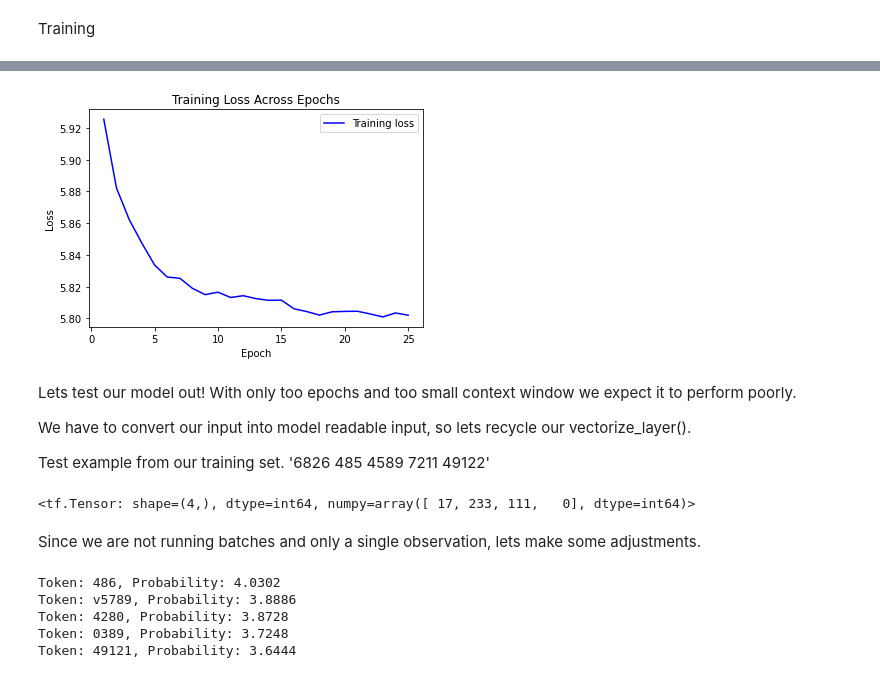
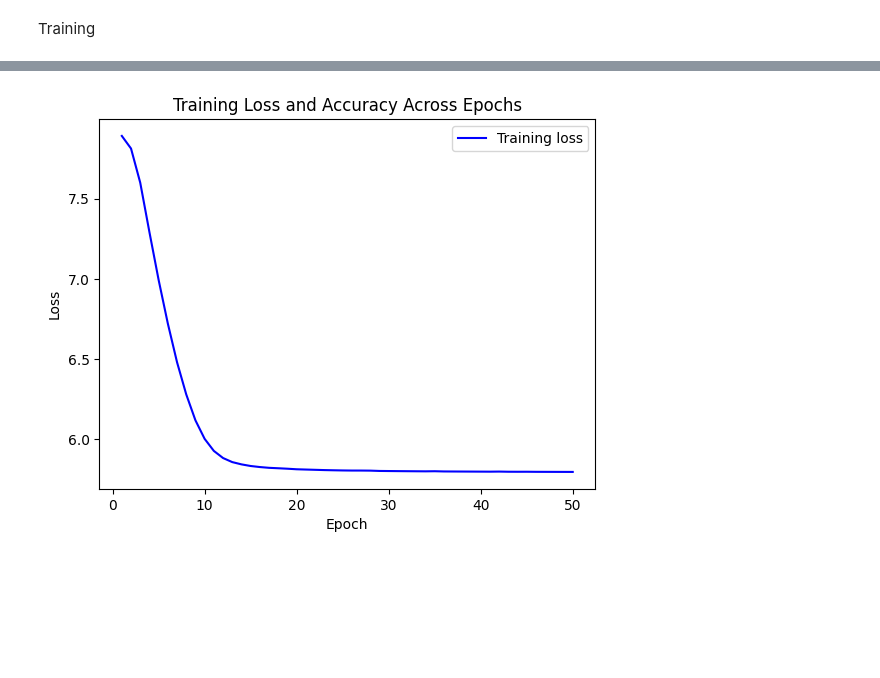
Before and after one commit to gatorduck/Creating_Custom_Decoder_Transformer, a Jupyter notebook: src/healthcare_transformer.ipynb, the cells around one changed output, grey strips where cells are left out. Cells and saved outputs as stored; diff of their text form; code cells hidden in the pictures; blank space fills up the shorter version.

Commit message:
general updates to healthcare transformer and new notebook to test loading and inference

```diff
--- a/src/healthcare_transformer.ipynb
+++ b/src/healthcare_transformer.ipynb
@@ -252,14 +303,15 @@ Model: "functional_15"
 # %% [markdown]
 Additional steps, we include additional require components: loss function, optimizer, and performance metrics.
 # %%
-loss_fn = keras.losses.SparseCategoricalCrossentropy(from_logits=True)
+loss_fn = losses.SparseCategoricalCrossentropy(from_logits=True)
 
 model.compile(
         optimizer = "adam",
-        loss=[loss_fn, None]
+        loss=[loss_fn, None],
+        metrics=["accuracy", None]  # None for the second output (x) since we don't need to compute loss for it
     )
 # %% [markdown]
 Training
 # %%
-model.fit(train_ds, verbose=2, epochs=25)
+model.fit(train_ds, verbose=2, epochs=50)
 # %% [output]
@@ -284,31 +344,18 @@ Epoch 25/25
 # %%
 import matplotlib.pyplot as plt
 
+# Plot training loss
+loss = model.history.history['loss']
 
-loss = model.history.history['loss']
+# Find the correct accuracy key
 epochs = range(1, len(loss) + 1)
+plt.plot(epochs, loss, 'b-', label='Training loss')
 
-plt.plot(epochs, loss, 'b-', label='Training loss')
+
 plt.xlabel('Epoch')
 plt.ylabel('Loss')
-plt.title('Training Loss Across Epochs')
+plt.title('Training Loss and Accuracy Across Epochs')
 plt.legend()
 plt.show()
 # %% [output]
-[figure, old version]
+[figure, new version]
-# %% [markdown]
-Lets test our model out! With only too epochs and too small context window we expect it to perform poorly.
-
-We have to convert our input into model readable input, so lets recycle our vectorize_layer().
-
-Test example from our training set. '6826 485 4589 7211 49122'
-# %%
-start_prompt = "6826 485 4589"
-
-tokenized_example = vectorize_layer(start_prompt)
-
-tokenized_example
-# %% [output]
-<tf.Tensor: shape=(4,), dtype=int64, numpy=array([ 17, 233, 111,   0], dtype=int64)>
-# %% [markdown]
-Since we are not running batches and only a single observation, lets make some adjustments.
@@ -321,15 +361,0 @@ y_pred, attention_scores = model.predict(x, verbose=0)
-# %%
-# Get the probabilities for the next token
-next_token_probs = y_pred[0][len(start_prompt.split())-1]  # position after your input
-
-# Show top 5 predictions
-k = 5
-top_k_indices = np.argsort(next_token_probs)[-k:][::-1]
-for idx in top_k_indices:
-    print(f"Diagnosis Code: {vocab[idx]}, Probability: {next_token_probs[idx]:.4f}")
-# %% [output]
-Token: 486, Probability: 4.0302
-Token: v5789, Probability: 3.8886
-Token: 4280, Probability: 3.8728
-Token: 0389, Probability: 3.7248
-Token: 49121, Probability: 3.6444
```
Also changed, not shown: parts of 16 cells of this notebook, 2 other files.
